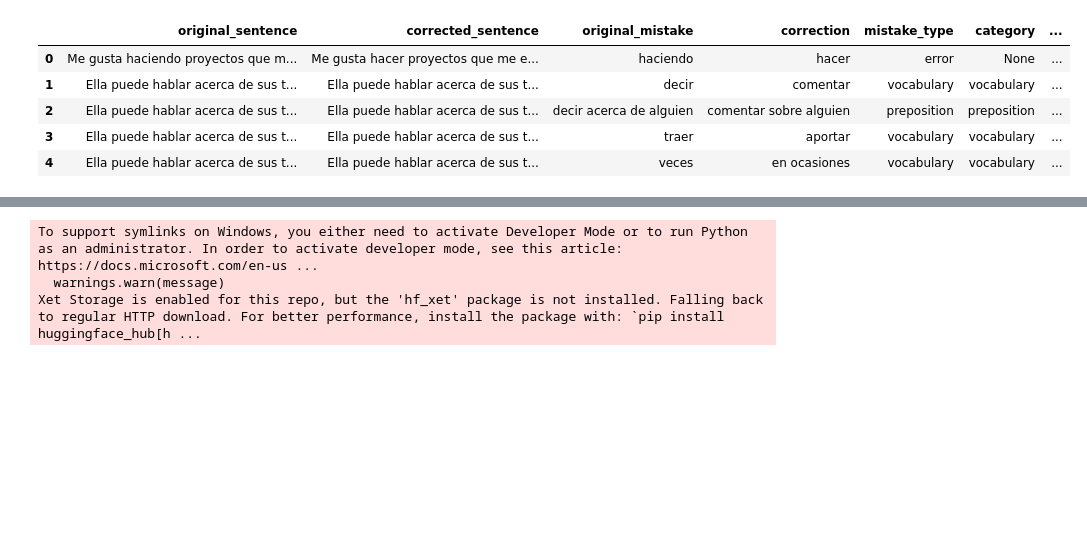
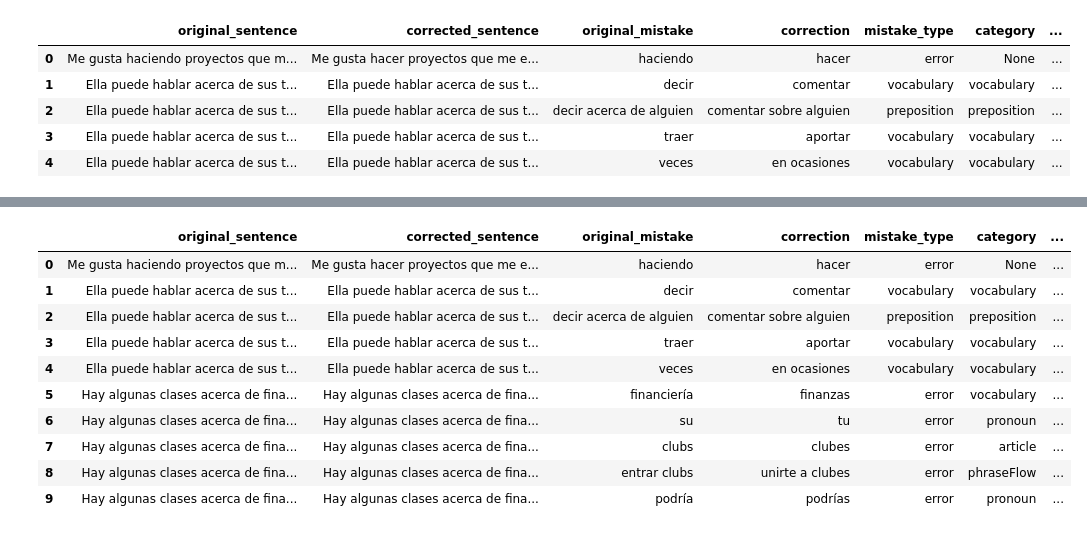
Before and after one commit to MarkBish24/Tu-Cuate, a Jupyter notebook: nlp/Untitled.ipynb, the cells around one changed output, grey strips where cells are left out. Drawn from its saved outputs; the diff is of its cells as text; code cells hidden in the pictures; blank space fills up the shorter version.

```diff
--- a/nlp/Untitled.ipynb
+++ b/nlp/Untitled.ipynb
@@ -57,3 +57,23 @@ Total mistakes: 25
 | 2 | Ella puede hablar acerca de sus t... | Ella puede hablar acerca de sus t... | decir acerca de alguien | comentar sobre alguien | preposition | preposition | ... |
 | 3 | Ella puede hablar acerca de sus t... | Ella puede hablar acerca de sus t... | traer | aportar | vocabulary | vocabulary | ... |
 | 4 | Ella puede hablar acerca de sus t... | Ella puede hablar acerca de sus t... | veces | en ocasiones | vocabulary | vocabulary | ... |
+# %%
+mistakes_df['original_sentence_cleaned'] = mistakes_df['original_sentence'].str.lower().str.strip()
+mistakes_df['corrected_sentence_cleaned'] = mistakes_df['corrected_sentence'].str.lower().str.strip()
+mistakes_df['original_mistake_cleaned'] = mistakes_df['original_mistake'].str.lower().str.strip()
+mistakes_df['correction_cleaned'] = mistakes_df['correction'].str.lower().str.strip()
+
+category_map = {
+    'phrase flow': 'phraseFlow',
+    'conjugation': 'conjugation',
+    'gender/number agreement': 'genderNumberAgreement',
+    'prepositions': 'prepositions',
+    'vocabulary': 'vocabulary',
+    'articles': 'articles',
+    'pronouns': 'pronouns',
+    'idiomatic expressions': 'idiomaticExpressions'
+}
+
+mistakes_df['category_standard'] = mistakes_df['category'].map(category_map).fillna(mistakes_df['category'])
+
+mistakes_df.head()
@@ -60,10 +87,32 @@ Total mistakes: 25
 # %%
 # load spanish nlp model
 nlp = spacy.load('es_core_news_sm')
 
 # load similarity model
-similarity_model = SentenceTransformer('all-MiniLM-L6-v2')
+model = SentenceTransformer('all-MiniLM-L6-v2')
+
+#Encoding for only the original sentence
+embeddings_orig = model.encode(mistakes_df['original_sentence_cleaned'].tolist(), convert_to_tensor=True)
+embeddings_corr = model.encode(mistakes_df['corrected_sentence_cleaned'].tolist(), convert_to_tensor=True)
+
+mistakes_df['sentence_similarity'] = [util.cos_sim(o, c).item() for o, c in zip(embeddings_orig, embeddings_corr)]
+
+# Encode only the original mistake and its correction
+embeddings_orig = model.encode(mistakes_df['original_mistake_cleaned'].tolist(), convert_to_tensor=True)
+embeddings_corr = model.encode(mistakes_df['correction_cleaned'].tolist(), convert_to_tensor=True)
+
+mistakes_df['mistake_similarity'] = [util.cos_sim(o, c).item() for o, c in zip(embeddings_orig, embeddings_corr)]
+
+mistakes_df.head(10)
 # %% [output]
-To support symlinks on Windows, you either need to activate Developer Mode or to run Python as an administrator. In order to activate developer mode, see this article: https://docs.microsoft.com/en-us ...
-  warnings.warn(message)
-Xet Storage is enabled for this repo, but the 'hf_xet' package is not installed. Falling back to regular HTTP download. For better performance, install the package with: `pip install huggingface_hub[h ...
+|  | original_sentence | corrected_sentence | original_mistake | correction | mistake_type | category | ... |
+| 0 | Me gusta haciendo proyectos que m... | Me gusta hacer proyectos que me e... | haciendo | hacer | error | None | ... |
+| 1 | Ella puede hablar acerca de sus t... | Ella puede hablar acerca de sus t... | decir | comentar | vocabulary | vocabulary | ... |
+| 2 | Ella puede hablar acerca de sus t... | Ella puede hablar acerca de sus t... | decir acerca de alguien | comentar sobre alguien | preposition | preposition | ... |
+| 3 | Ella puede hablar acerca de sus t... | Ella puede hablar acerca de sus t... | traer | aportar | vocabulary | vocabulary | ... |
+| 4 | Ella puede hablar acerca de sus t... | Ella puede hablar acerca de sus t... | veces | en ocasiones | vocabulary | vocabulary | ... |
+| 5 | Hay algunas clases acerca de fina... | Hay algunas clases acerca de fina... | financiería | finanzas | error | vocabulary | ... |
+| 6 | Hay algunas clases acerca de fina... | Hay algunas clases acerca de fina... | su | tu | error | pronoun | ... |
+| 7 | Hay algunas clases acerca de fina... | Hay algunas clases acerca de fina... | clubs | clubes | error | article | ... |
+| 8 | Hay algunas clases acerca de fina... | Hay algunas clases acerca de fina... | entrar clubs | unirte a clubes | error | phraseFlow | ... |
+| 9 | Hay algunas clases acerca de fina... | Hay algunas clases acerca de fina... | podría | podrías | error | pronoun | ... |
```
Also changed, not shown: parts of 3 cells of this notebook.
